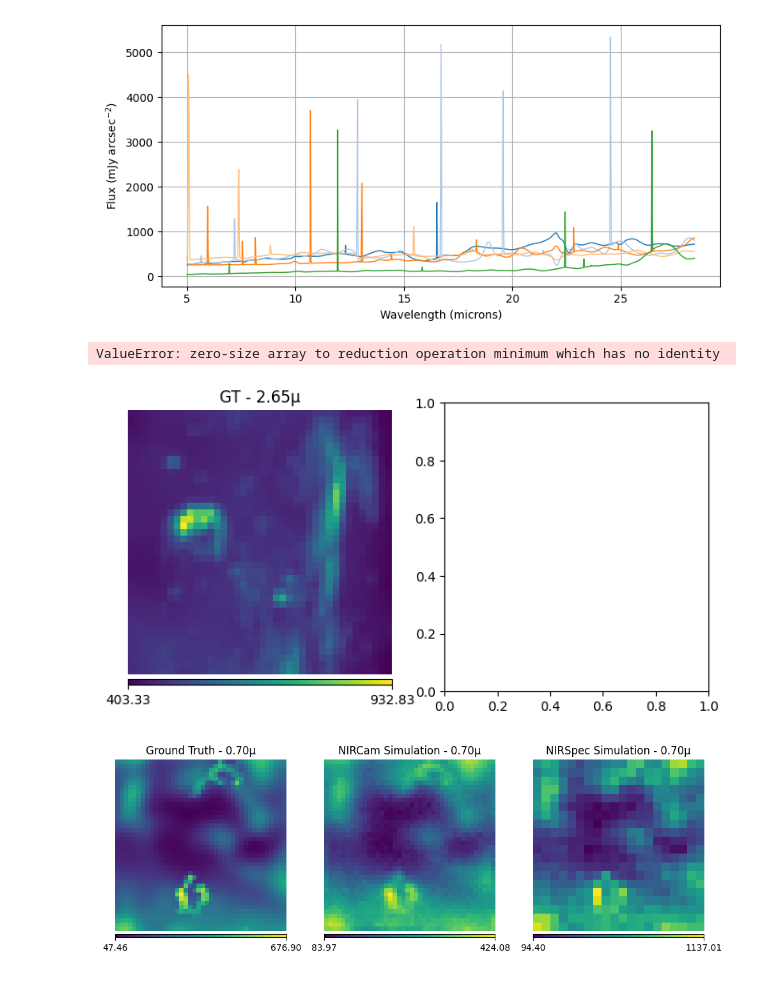
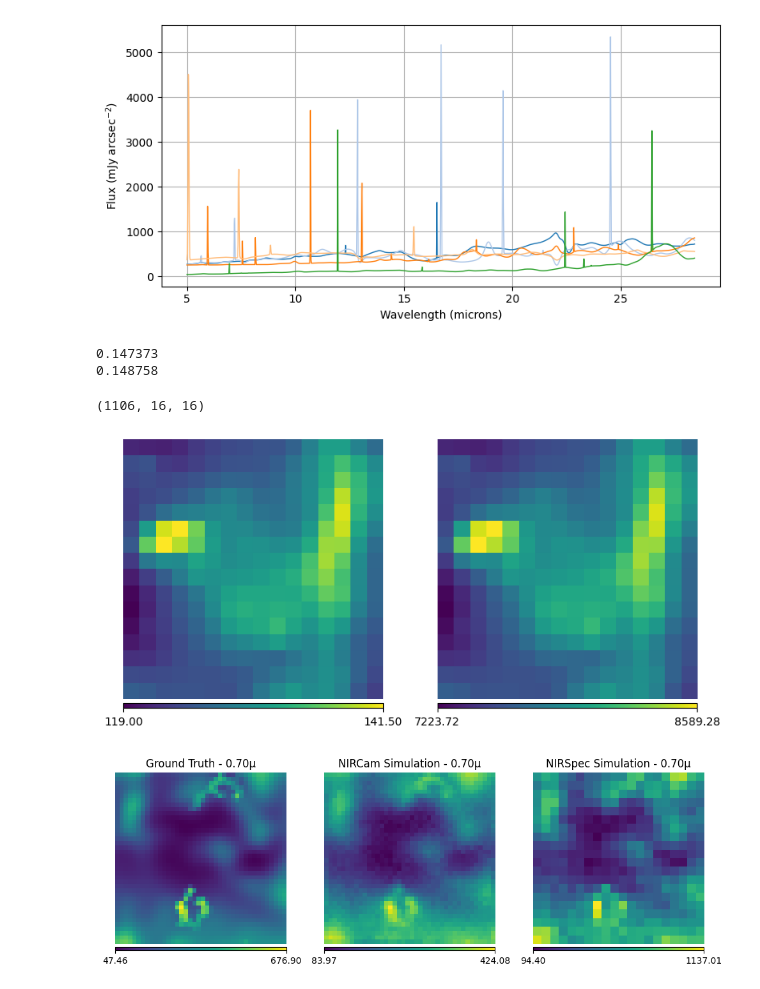
Before and after one commit to Pierre-LaurentC/MS-HS-Fusion-Study-Case, a Jupyter notebook: prepare_new_test.ipynb, the cells around one changed output. Drawn from its saved outputs; the diff is of its cells as text; code cells hidden in the pictures.

```diff
--- a/prepare_new_test.ipynb
+++ b/prepare_new_test.ipynb
@@ -145,22 +145,19 @@ plot_spec(L_specs)
 # %% [output]
 [figure]
 # %%
-lamb_cube = np.load("/home/plcristille/dev/JWST/NIRCam_NIRSpec/NIRSpec_wave.npy")
+# lamb_cube = np.load("/home/plcristille/dev/JWST/NIRCam_NIRSpec/NIRSpec_wave.npy")
 
-rect_ld = (152+4,40+4,32,32)
-rect_spec = (3.5,9.5,2,2)
-disp_band = 500
+# rect_ld = (152+4,40+4,32,32)
+# rect_spec = (3.5,9.5,2,2)
+# disp_band = 500
 
-_=plot_sampled_images([GT[disp_band],GT[disp_band,rect_ld[1]:rect_ld[1]+32, rect_ld[0]:rect_ld[0]+32]],
-                    filters=[f"GT - {lamb_cube[disp_band]:.2f}μ", r"GT $a_1$ - {:.2f}μ".format(lamb_cube[disp_band])],
-                    rect_locDim=(rect_ld,rect_spec), ax_rect={1 : (1,), 2 : (2,)},
-                    rect_name=[r"$a_1$",r"$a_2$"],
-                    savepath="/home/plcristille/dev/Spline_fusion/Media/scene.pdf")
+# _=plot_sampled_images([GT[disp_band],GT[disp_band,rect_ld[1]:rect_ld[1]+32, rect_ld[0]:rect_ld[0]+32]],
+#                     filters=[f"GT - {lamb_cube[disp_band]:.2f}μ", r"GT $a_1$ - {:.2f}μ".format(lamb_cube[disp_band])],
+#                     rect_locDim=(rect_ld,rect_spec), ax_rect={1 : (1,), 2 : (2,)},
+#                     rect_name=[r"$a_1$",r"$a_2$"],
+#                     savepath="/home/plcristille/dev/Spline_fusion/Media/scene.pdf")
 
-plot_spec(GT[:,rect_ld[1]:rect_ld[1]+32, rect_ld[0]:rect_ld[0]+32][:,int(rect_spec[1]+.5):int(rect_spec[1]+.5)+int(rect_spec[3]), int(rect_spec[0]+.5):int(rect_spec[0]+.5)+int(rect_spec[2])].reshape(1106,4).T,
-          filters=["pixel 1", "pixel 2", "pixel 3", "pixel 4"],
-          wavelength = lamb_cube,
-          savepath="/home/plcristille/dev/Spline_fusion/Media/spec_simil.pdf")
+# plot_spec(GT[:,rect_ld[1]:rect_ld[1]+32, rect_ld[0]:rect_ld[0]+32][:,int(rect_spec[1]+.5):int(rect_spec[1]+.5)+int(rect_spec[3]), int(rect_spec[0]+.5):int(rect_spec[0]+.5)+int(rect_spec[2])].reshape(1106,4).T,
+#           filters=["pixel 1", "pixel 2", "pixel 3", "pixel 4"],
+#           wavelength = lamb_cube,
+#           savepath="/home/plcristille/dev/Spline_fusion/Media/spec_simil.pdf")
-# %% [output]
-ValueError: zero-size array to reduction operation minimum which has no identity
-[figure, removed]
@@ -167,38 +205,9 @@ ValueError: zero-size array to reduction operation minimum which has no identity
 # %%
-reload(instrument_models)
 
-################################################
-########## FOR FLAT CALIBRATION IMAGE ##########
-################################################
-
-L_specs_1 = np.ones_like(L_specs)
-maps_1 = np.full((L_specs_1.shape[0], maps.shape[1], maps.shape[2]), 1.0 / L_specs_1.shape[0])
-
-spectro_model = Spectrometer_Model(
-    NIRSpec_PSF, L_pce_NIRSpec, wavelength_NIRSpec, size, mixture_specs.shape[0], di, dj
-)
-spectro_flat = spectro_model.forward(maps_1, L_specs_1, decimate=True)
-# spectro_flat = spectro_model.forward(maps_1, L_specs_1, decimate=True)[:, (margin//2)//di:-(margin//2)//di, (margin//2)//dj:-(margin//2)//dj]
-np.save(f"/home/plcristille/dev/JWST/NIRCam_NIRSpec/NIRSpec_spectra/FLAT_spectro_{spectro_flat.shape[1]}", spectro_flat)
-
-# imager_model = Imager_Model(
-#     NIRCam_PSF, NIRCam_pce, wavelength_NIRSpec, size, mixture_specs.shape[0], di, dj
-# )
-# spectro_model = Spectrometer_Model(
-#     NIRSpec_PSF, L_pce_NIRSpec, wavelength_NIRSpec, size, mixture_specs.shape[0], di, dj
-# )
-
-
-# imager_model = instrument_models.Imager_Model(
-#     NIRCam_PSF, NIRCam_pce, wavelength_NIRSpec, size, mixture_specs.shape[0], di, dj
-# )
-
-# spectro_model = instrument_models.Spectrometer_Model(
-#     NIRSpec_PSF, L_pce_NIRSpec, wavelength_NIRSpec, size, mixture_specs.shape[0], di, dj
-# )
-
+# MS_fast = imager_model_fast.forward(true_maps, mixture_specs)[:, margin//2:-margin//2, margin//2:-margin//2]
 # MS = imager_model.forward(true_maps, mixture_specs)[:, margin//2:-margin//2, margin//2:-margin//2]
-# HS = spectro_model.forward(true_maps, mixture_specs, decimate=True)[:, (margin//2)//di:-(margin//2)//di, (margin//2)//dj:-(margin//2)//dj]
+HS = spectro_model.forward(true_maps, mixture_specs, decimate=True)[:, (margin//2)//di:-(margin//2)//di, (margin//2)//dj:-(margin//2)//dj]
+HS_fast = spectro_model_fast.forward(true_maps, mixture_specs, decimate=True)[:, (margin//2)//di:-(margin//2)//di, (margin//2)//dj:-(margin//2)//dj]
 # [:, (margin//2)//di:-(margin//2)//di, (margin//2)//dj:-(margin//2)//dj]
 
 
@@ -225,6 +234,17 @@ np.save(f"/home/plcristille/dev/JWST/NIRCam_NIRSpec/NIRSpec_spectra/FLAT_spectro
 # np.save(f"/home/plcristille/dev/JWST/Hubble/data/Datasets/HDF5/Test/GT_NIR_{GT.shape[0]}_{GT.shape[1]}.npy", GT)
 # np.save(f"/home/plcristille/dev/JWST/Hubble/data/Datasets/HDF5/Test/NIRCam_{GT.shape[0]}_{GT.shape[1]}.npy", MS)
 # np.save(f"/home/plcristille/dev/JWST/Hubble/data/Datasets/HDF5/Test/NIRSpec_{GT.shape[0]}_{GT.shape[1]}.npy", HS)
+# %% [output]
+0.147373
+0.148758
+# %%
+HS_fast.shape
+# %% [output]
+(1106, 16, 16)
+# %%
+plot_sampled_images([HS_fast[800], HS[800]])
+# %% [output]
+[figure, added]
 # %%
 NOISE = True
 
```
Also changed, not shown: parts of 2 cells of this notebook, 1 other file.
